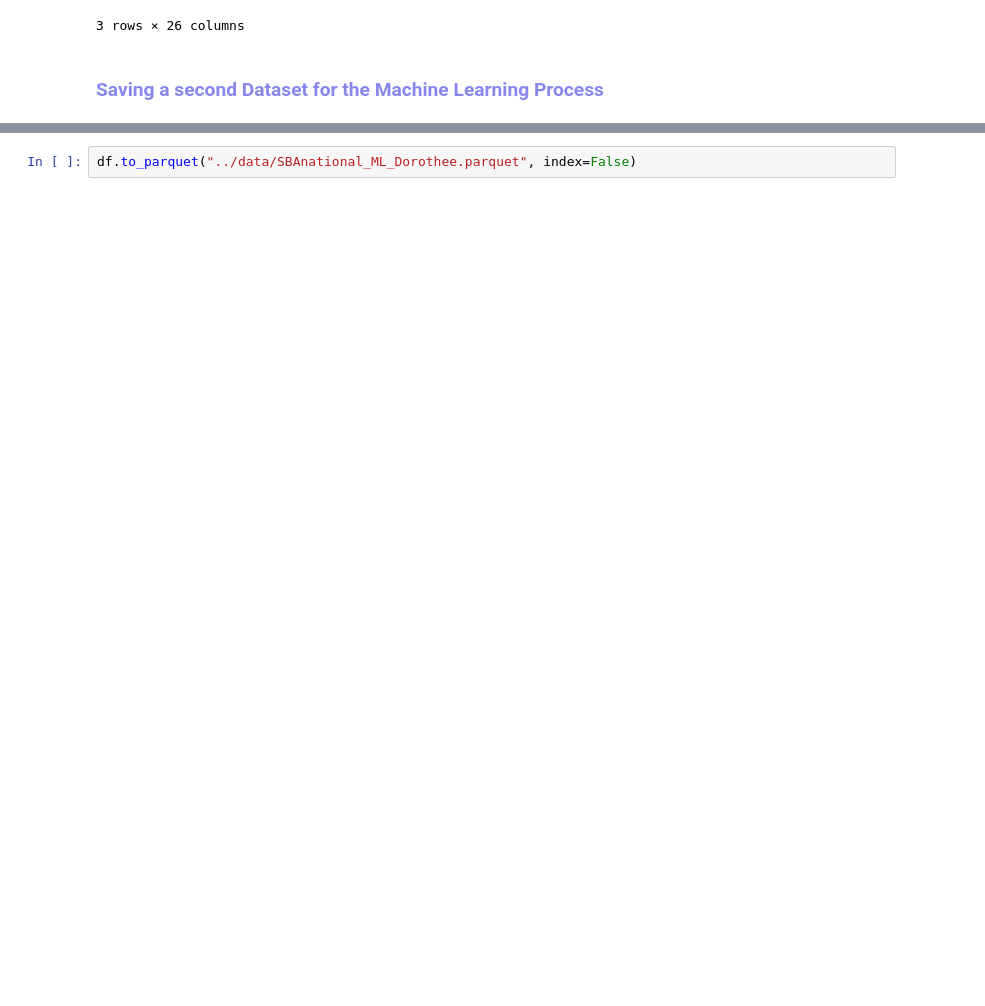
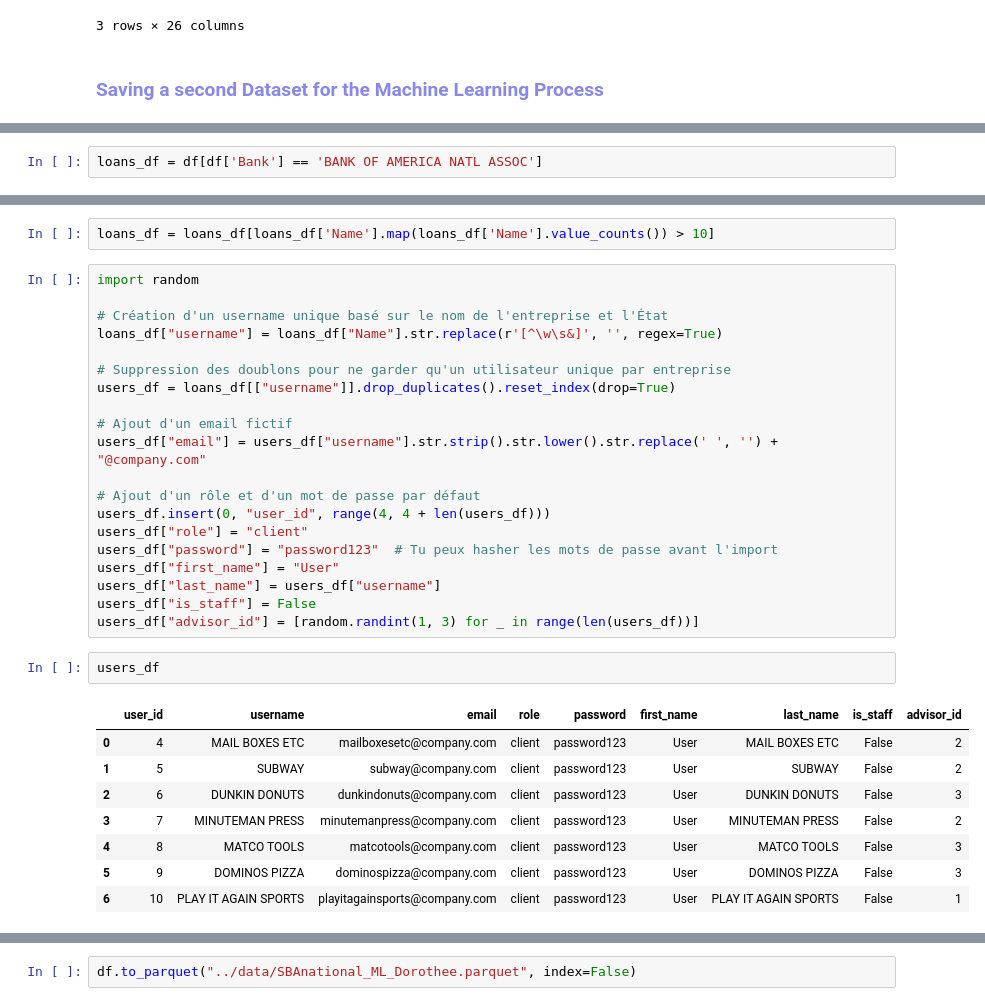
Before and after one commit to DorotheeCatry/django-docker-azure-app, a Jupyter notebook: project/project/data/01_Data_Cleaning_Dorothee.ipynb, the cells around one changed output, grey strips where cells are left out. Cells and saved outputs as stored; diff of their text form; blank space fills up the shorter version.

```diff
--- a/project/project/data/01_Data_Cleaning_Dorothee.ipynb
+++ b/project/project/data/01_Data_Cleaning_Dorothee.ipynb
@@ -816,0 +819,2 @@ df.head(3)
+# %%
+loans_df = df[df['Bank'] == 'BANK OF AMERICA NATL ASSOC']
@@ -816,0 +837,33 @@ df.head(3)
+# %%
+loans_df = loans_df[loans_df['Name'].map(loans_df['Name'].value_counts()) > 10]
+# %%
+import random
+
+# Création d'un username unique basé sur le nom de l'entreprise et l'État
+loans_df["username"] = loans_df["Name"].str.replace(r'[^\w\s&]', '', regex=True)
+
+# Suppression des doublons pour ne garder qu'un utilisateur unique par entreprise
+users_df = loans_df[["username"]].drop_duplicates().reset_index(drop=True)
+
+# Ajout d'un email fictif
+users_df["email"] = users_df["username"].str.strip().str.lower().str.replace(' ', '') + "@company.com"
+
+# Ajout d'un rôle et d'un mot de passe par défaut
+users_df.insert(0, "user_id", range(4, 4 + len(users_df)))
+users_df["role"] = "client"
+users_df["password"] = "password123"  # Tu peux hasher les mots de passe avant l'import
+users_df["first_name"] = "User"
+users_df["last_name"] = users_df["username"]
+users_df["is_staff"] = False
+users_df["advisor_id"] = [random.randint(1, 3) for _ in range(len(users_df))]
+# %%
+users_df
+# %% [output]
+|  | user_id | username | email | role | password | first_name | last_name | is_staff | advisor_id |
+| 0 | 4 | MAIL BOXES ETC | mailboxesetc@company.com | client | password123 | User | MAIL BOXES ETC | False | 2 |
+| 1 | 5 | SUBWAY | subway@company.com | client | password123 | User | SUBWAY | False | 2 |
+| 2 | 6 | DUNKIN DONUTS | dunkindonuts@company.com | client | password123 | User | DUNKIN DONUTS | False | 3 |
+| 3 | 7 | MINUTEMAN PRESS | minutemanpress@company.com | client | password123 | User | MINUTEMAN PRESS | False | 2 |
+| 4 | 8 | MATCO TOOLS | matcotools@company.com | client | password123 | User | MATCO TOOLS | False | 3 |
+| 5 | 9 | DOMINOS PIZZA | dominospizza@company.com | client | password123 | User | DOMINOS PIZZA | False | 3 |
+| 6 | 10 | PLAY IT AGAIN SPORTS | playitagainsports@company.com | client | password123 | User | PLAY IT AGAIN SPORTS | False | 1 |
```
Also changed, not shown: parts of 14 cells of this notebook, 23 other files.
